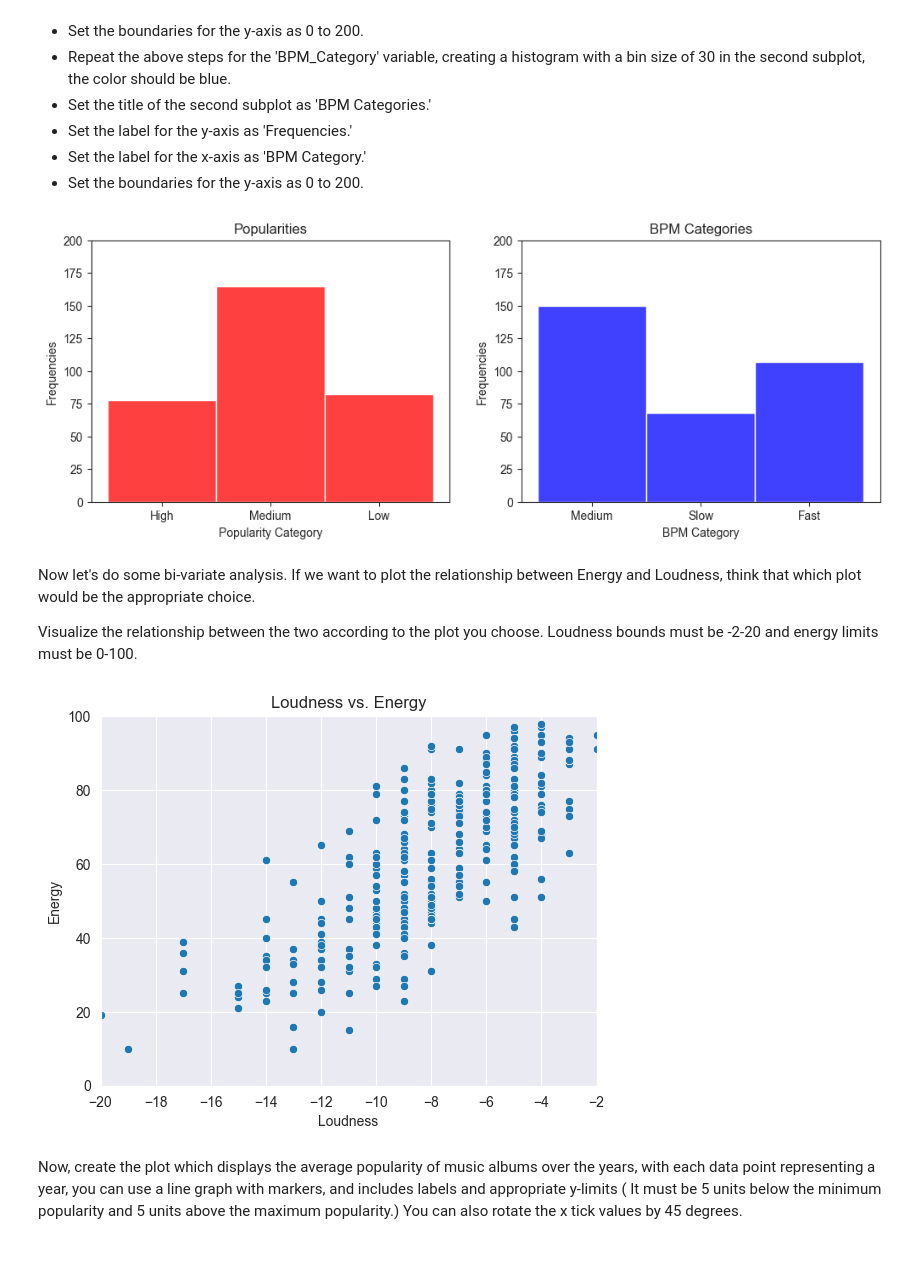
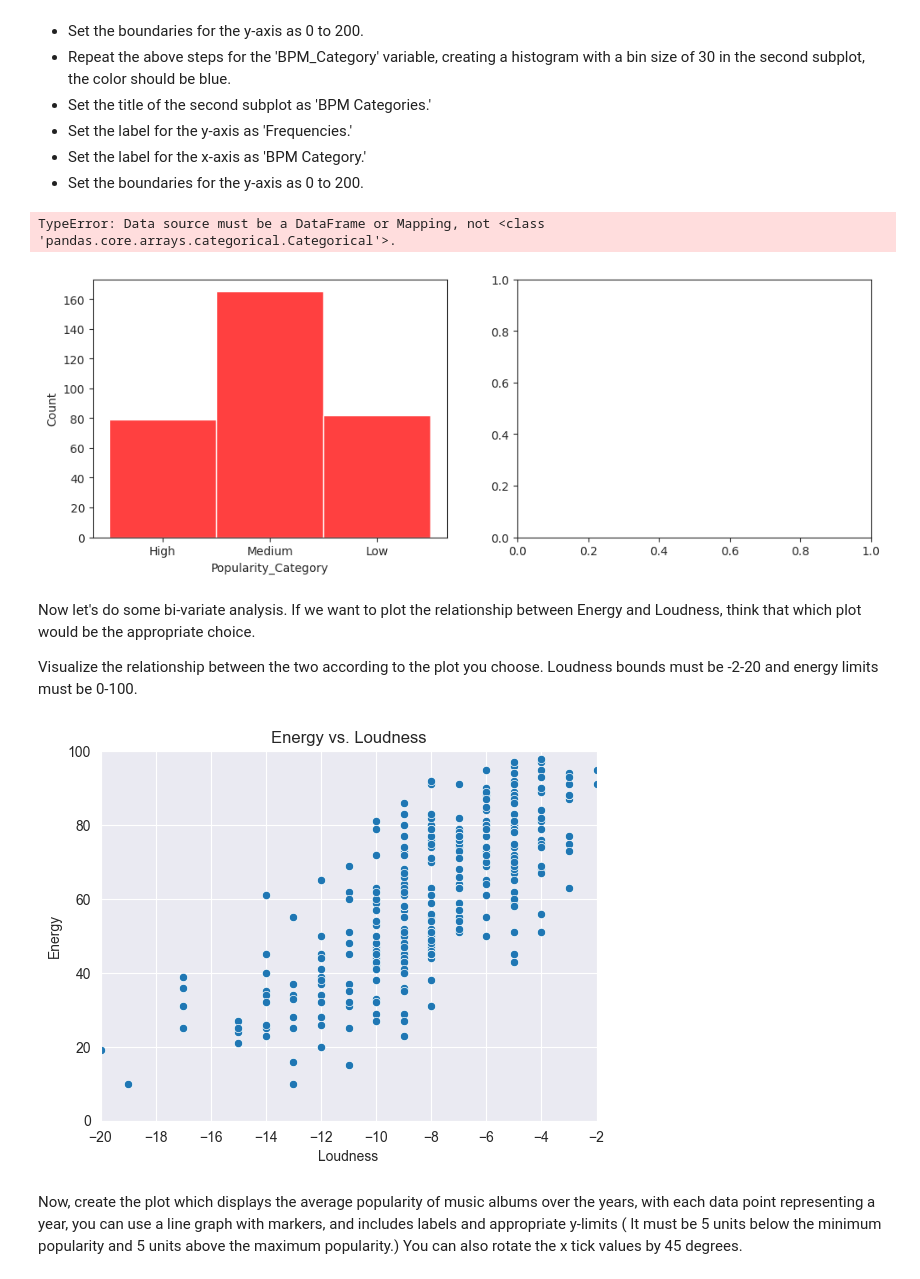
Before and after one commit to firatbatar/SU-Undergraduate-CS210, a Jupyter notebook: Homeworks/HW1/CS210 - Homework 1 - Spotify Playlist Analysis.ipynb, the cells around one changed output. Cells and saved outputs as stored; diff of their text form; code cells hidden in the pictures.

```diff
--- a/Homeworks/HW1/CS210 - Homework 1 - Spotify Playlist Analysis.ipynb
+++ b/Homeworks/HW1/CS210 - Homework 1 - Spotify Playlist Analysis.ipynb
@@ -198,11 +199,12 @@ for genre in list(total_pop_score_by_genre.keys())[:5]:
 Our dataset contains lots of technical information about the music. Still, we can create different columns for better information source. In this question, we will apply a pretty basic feature engineering approach. Here you need to categorize the music according to popularity and BPM.There will be two new columns named "Popularity_Category" and "BPM_Category". Let it be "High" if its popularity is above the 75th percentile, "Medium" if it falls between 25 and 75 (inclusive), and "Low" for all the others. For BPM, if it is below 100, call it "Slow", if it is between 100 and 130 (inclusive), call it "Medium", and if it is greater than 130, let it be "Fast". Once the categorization is complete, print the value counts for both 'Popularity_Category' and 'BPM_Category'.
 # %%
 #5pts
+popularity_series = df["Popularity"]
 bpm_series = df["BPM"]
 
 """
 Some of the songs have a popularity score of 0.
-Since the popularity scores have roughly a symmetric normal distribution,
+Since the remaining popularity scores have roughly a symmetric normal distribution,
 I will fill those values with the mean.
 """
 # Convert zeros to NaN
@@ -261,8 +263,8 @@ Let's test our filtering skills. Filtering is a significant skill in data scienc
 # %%
 #3pts
 filtered_song = df[df["Song"] == "Crying Lightning"].loc[0]  # Save the filtered song
-df = df[df["Song"] != "Crying Lightning"]
-df.head(5)
+filtered_df = df[df["Song"] != "Crying Lightning"]
+filtered_df.head(5)
 # print(filtered_song)
 # %% [output]
 |  | # | Song | Artist | Popularity | BPM | Genres | Parent Genres | Album | Album Date | Time | ... |
@@ -327,15 +329,17 @@ For the first question:
 # %%
 #2pts
 with sns.axes_style("ticks"):
     fig, axs = plt.subplots(1, 2, figsize=(12, 4))
+    df
     sns.histplot(data=df, x="Popularity_Category", binwidth=30, color="red", ax=axs[0])
-    sns.histplot(data=df, x="BPM_Category", binwidth=30, color="blue", ax=axs[1])
+    sns.histplot(data=pd.Categorical(df['BPM_Category'], ['Slow','Medium','Fast']), x="BPM_Category", binwidth=30, color="blue", ax=axs[1])
 
     axs[0].set(title="Popularities", xlabel='Popularity Category', ylabel='Frequencies', ylim=(0, 200))
     axs[1].set(title="BPM Categories", xlabel='BPM Category', ylabel='Frequencies', ylim=(0, 200))
     plt.show()
 # %% [output]
+TypeError: Data source must be a DataFrame or Mapping, not <class 'pandas.core.arrays.categorical.Categorical'>.
-[figure, old version]
+[figure, new version]
 # %% [markdown]
 Now let's do some bi-variate analysis. If we want to plot the relationship between Energy and Loudness, think that which plot would be the appropriate choice.
 
@@ -348,8 +352,8 @@ with sns.axes_style("darkgrid"):
     fig, ax = plt.subplots()
 
     sns.scatterplot(data=df, x="Loud", y="Energy", ax=ax)
-    ax.set(title="Loudness vs. Energy", xlim=(-20, -2), ylim=(0, 100), xlabel="Loudness", ylabel="Energy")
+    ax.set(title="Energy vs. Loudness", xlim=(-20, -2), ylim=(0, 100), xlabel="Loudness", ylabel="Energy")
     plt.show()
 # %% [output]
-[figure, old version]
+[figure, new version]
 # %% [markdown]
```
Also changed, not shown: parts of 7 cells of this notebook.
